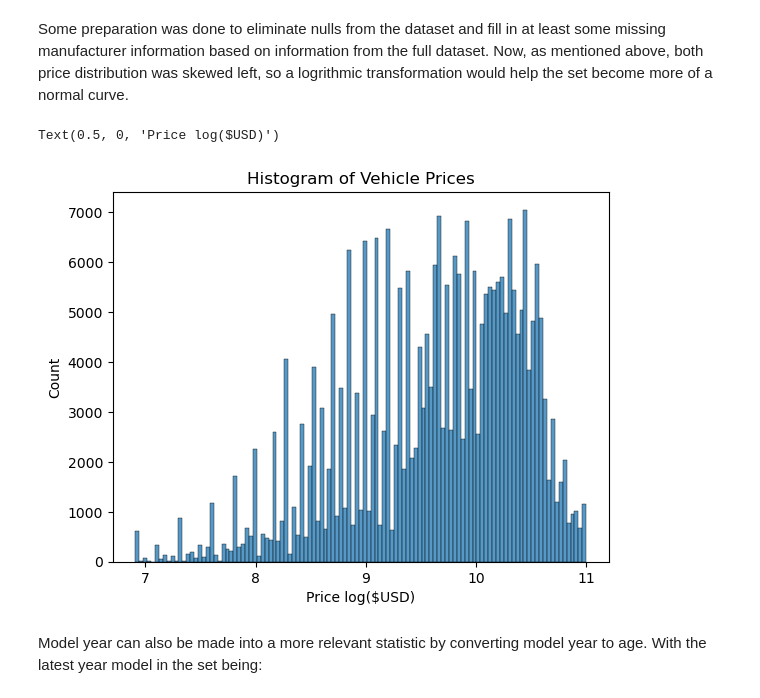
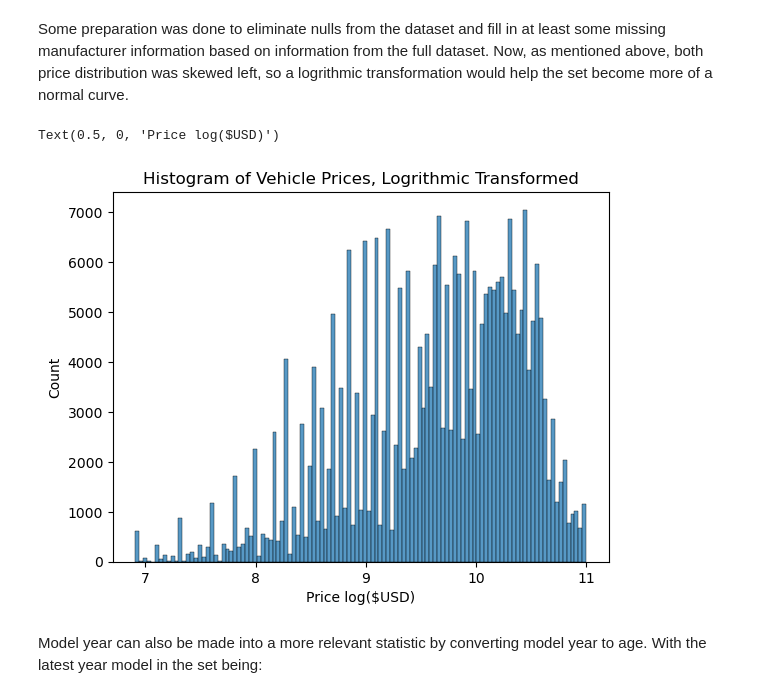
Before and after one commit to tshih94/car-price-model, a Jupyter notebook: car-price.ipynb, the cells around one changed output. Saved outputs shown, nothing was run; the diff lists cells and outputs as text; code cells hidden in the pictures.

```diff
--- a/car-price.ipynb
+++ b/car-price.ipynb
@@ -430,11 +429,11 @@ df_prep = model_to_manu_df
 df_prep['price'] = np.log(df_prep['price']) # price is now logrithmic transformed
 # %%
 sns.histplot(data=df_prep['price'])
-plt.title("Histogram of Vehicle Prices")
+plt.title("Histogram of Vehicle Prices, Logrithmic Transformed")
 plt.xlabel("Price log($USD)")
 # %% [output]
 Text(0.5, 0, 'Price log($USD)')
-[figure, old version]
+[figure, new version]
 # %% [markdown]
 Model year can also be made into a more relevant statistic by converting model year to age. With the latest year model in the set being:
 # %%
```
Also changed, not shown: parts of 4 cells of this notebook.
